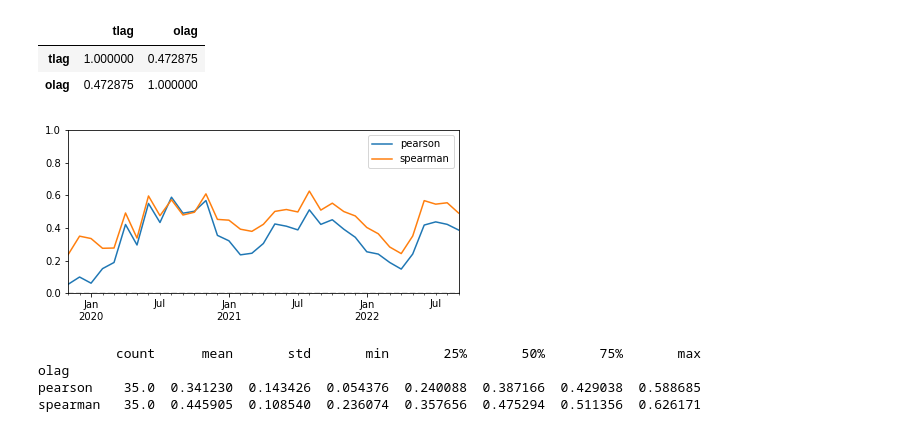
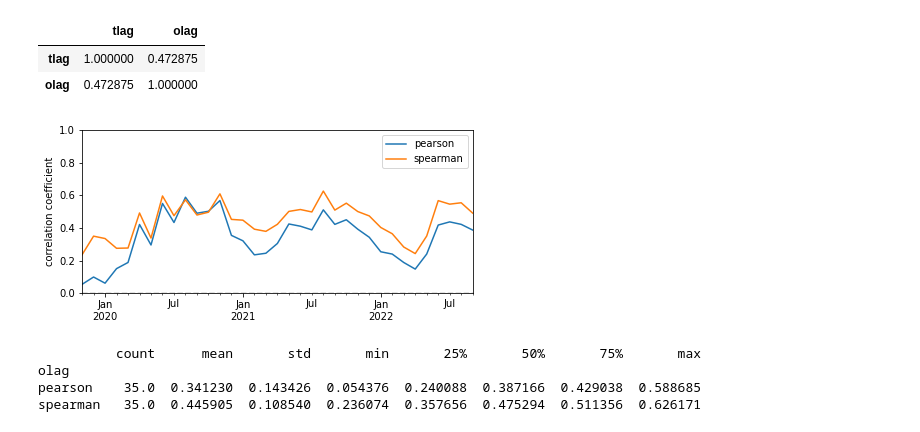
Before and after one commit to AlexandreDecan/secos-ghalag, a Jupyter notebook: notebooks/Technical lag.ipynb, the cells around one changed output. Cells and saved outputs as stored; diff of their text form; code cells hidden in the pictures.

```diff
--- a/notebooks/Technical lag.ipynb
+++ b/notebooks/Technical lag.ipynb
@@ -721,35 +721,35 @@ fig, ax = matplotlib.pyplot.subplots()
 
 temp = pd.concat([
     df_lag
     [lambda d: ~d.action.str.startswith('actions/')]
     [lambda d: d.outdated]
     .assign(tlag=lambda d: d.tlag.dt.days, olag=lambda d: d.olag.dt.days)
     .groupby(pd.Grouper(key='snapshot', freq='M'))
     .apply(lambda g: g[['tlag', 'olag']].corr(method='pearson').loc['olag'][['tlag']])
     .rename(columns={'tlag': 'pearson'})
     ,
     df_lag
     [lambda d: ~d.action.str.startswith('actions/')]
     [lambda d: d.outdated]
     .assign(tlag=lambda d: d.tlag.dt.days, olag=lambda d: d.olag.dt.days)
     .groupby(pd.Grouper(key='snapshot', freq='M'))
     .apply(lambda g: g[['tlag', 'olag']].corr(method='spearman').loc['olag'][['tlag']])
     .rename(columns={'tlag': 'spearman'})
 ], axis=1)
 
 temp.plot(ax=ax, color=PALETTE)
 ax.legend(title=None)
 ax.hlines(0, DATE_RANGE[0], DATE_RANGE[1], color='k', linestyle='--', alpha=0.15)
 ax.set(
     xlabel=None,
     xlim=DATE_RANGE,
-    ylabel=None,
+    ylabel='correlation coefficient',
     ylim=(0, 1),
 )
 
 savefig(fig, 'lag_correlation_evolution_wo_actions')
 # %% [output]
-[figure, old version]
+[figure, new version]
 # %%
 print(temp.describe().T.to_string())
 display(temp.iloc[-1])
```
Also changed, not shown: 3 other files.
